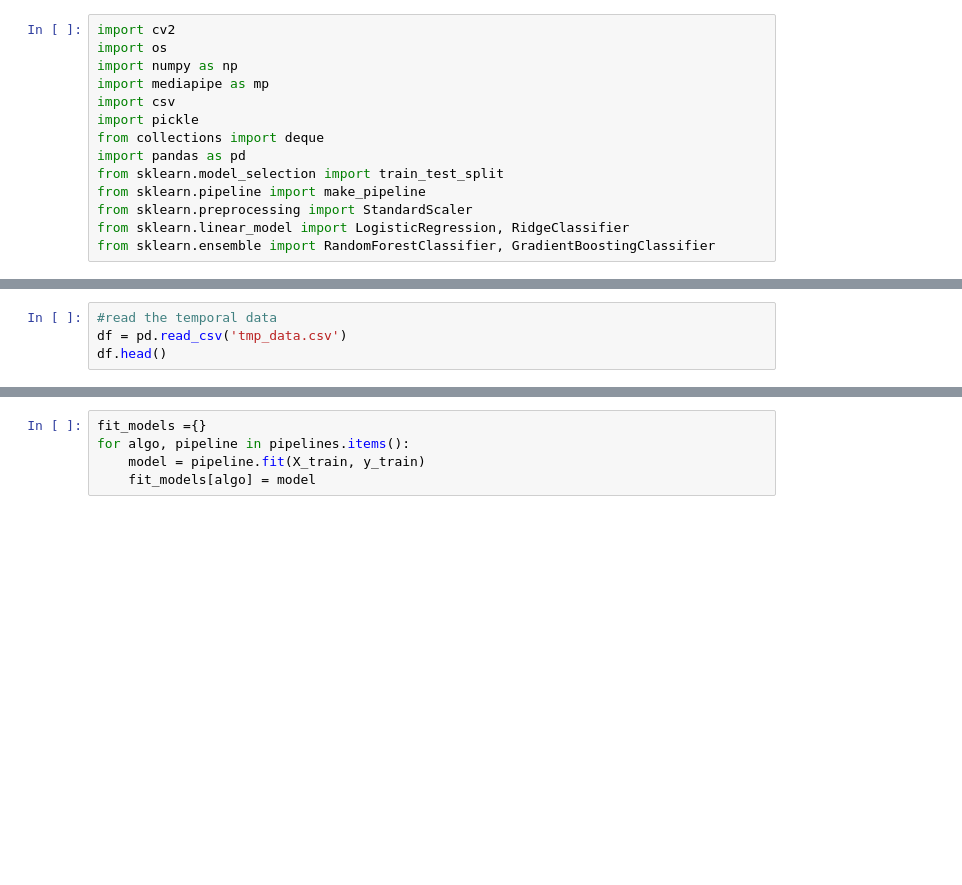
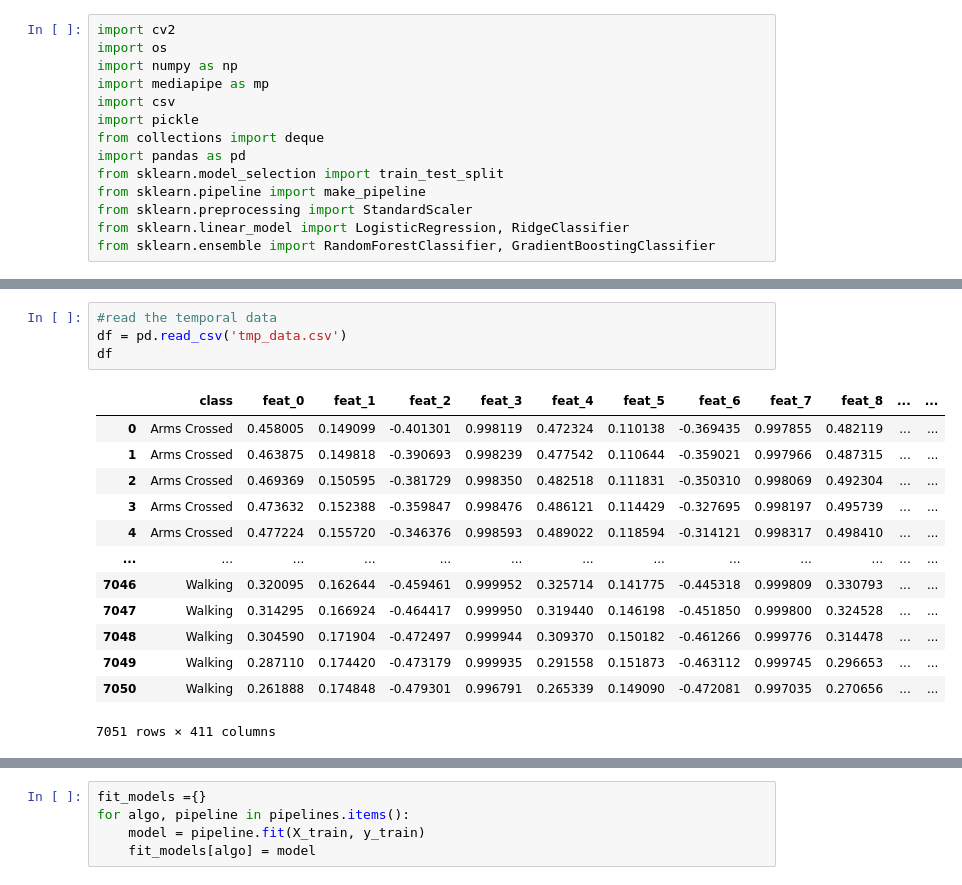
Before and after one commit to Soft-Icon/HAR-System, a Jupyter notebook: actionRec.ipynb, the cells around one changed output, grey strips where cells are left out. Drawn from its saved outputs; the diff is of its cells as text; blank space fills up the shorter version.

```diff
--- a/actionRec.ipynb
+++ b/actionRec.ipynb
@@ -116,7 +147,21 @@ print(f"\nSuccess! Saved {len(df_temporal)} total temporal samples to {OUTPUT_CS
 # %%
 #read the temporal data
 df = pd.read_csv('tmp_data.csv')
-df.head()
+df
+# %% [output]
+|  | class | feat_0 | feat_1 | feat_2 | feat_3 | feat_4 | feat_5 | feat_6 | feat_7 | feat_8 | ... | ... |
+| 0 | Arms Crossed | 0.458005 | 0.149099 | -0.401301 | 0.998119 | 0.472324 | 0.110138 | -0.369435 | 0.997855 | 0.482119 | ... | ... |
+| 1 | Arms Crossed | 0.463875 | 0.149818 | -0.390693 | 0.998239 | 0.477542 | 0.110644 | -0.359021 | 0.997966 | 0.487315 | ... | ... |
+| 2 | Arms Crossed | 0.469369 | 0.150595 | -0.381729 | 0.998350 | 0.482518 | 0.111831 | -0.350310 | 0.998069 | 0.492304 | ... | ... |
+| 3 | Arms Crossed | 0.473632 | 0.152388 | -0.359847 | 0.998476 | 0.486121 | 0.114429 | -0.327695 | 0.998197 | 0.495739 | ... | ... |
+| 4 | Arms Crossed | 0.477224 | 0.155720 | -0.346376 | 0.998593 | 0.489022 | 0.118594 | -0.314121 | 0.998317 | 0.498410 | ... | ... |
+| ... | ... | ... | ... | ... | ... | ... | ... | ... | ... | ... | ... | ... |
+| 7046 | Walking | 0.320095 | 0.162644 | -0.459461 | 0.999952 | 0.325714 | 0.141775 | -0.445318 | 0.999809 | 0.330793 | ... | ... |
+| 7047 | Walking | 0.314295 | 0.166924 | -0.464417 | 0.999950 | 0.319440 | 0.146198 | -0.451850 | 0.999800 | 0.324528 | ... | ... |
+| 7048 | Walking | 0.304590 | 0.171904 | -0.472497 | 0.999944 | 0.309370 | 0.150182 | -0.461266 | 0.999776 | 0.314478 | ... | ... |
+| 7049 | Walking | 0.287110 | 0.174420 | -0.473179 | 0.999935 | 0.291558 | 0.151873 | -0.463112 | 0.999745 | 0.296653 | ... | ... |
+| 7050 | Walking | 0.261888 | 0.174848 | -0.479301 | 0.996791 | 0.265339 | 0.149090 | -0.472081 | 0.997035 | 0.270656 | ... | ... |
+7051 rows × 411 columns
 # %%
 X = df.drop('class', axis=1)
 y = df['class']
```
Also changed, not shown: parts of 11 cells of this notebook, 9 other files.
